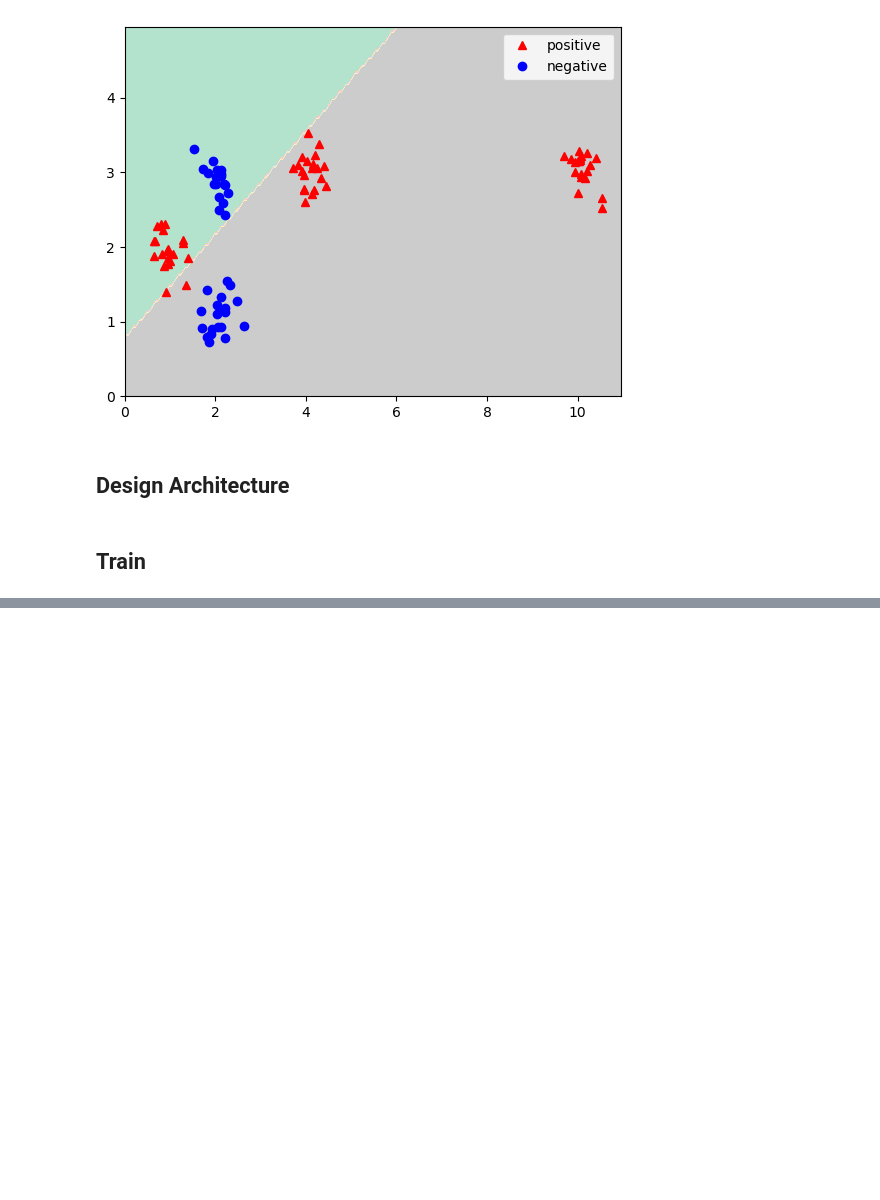
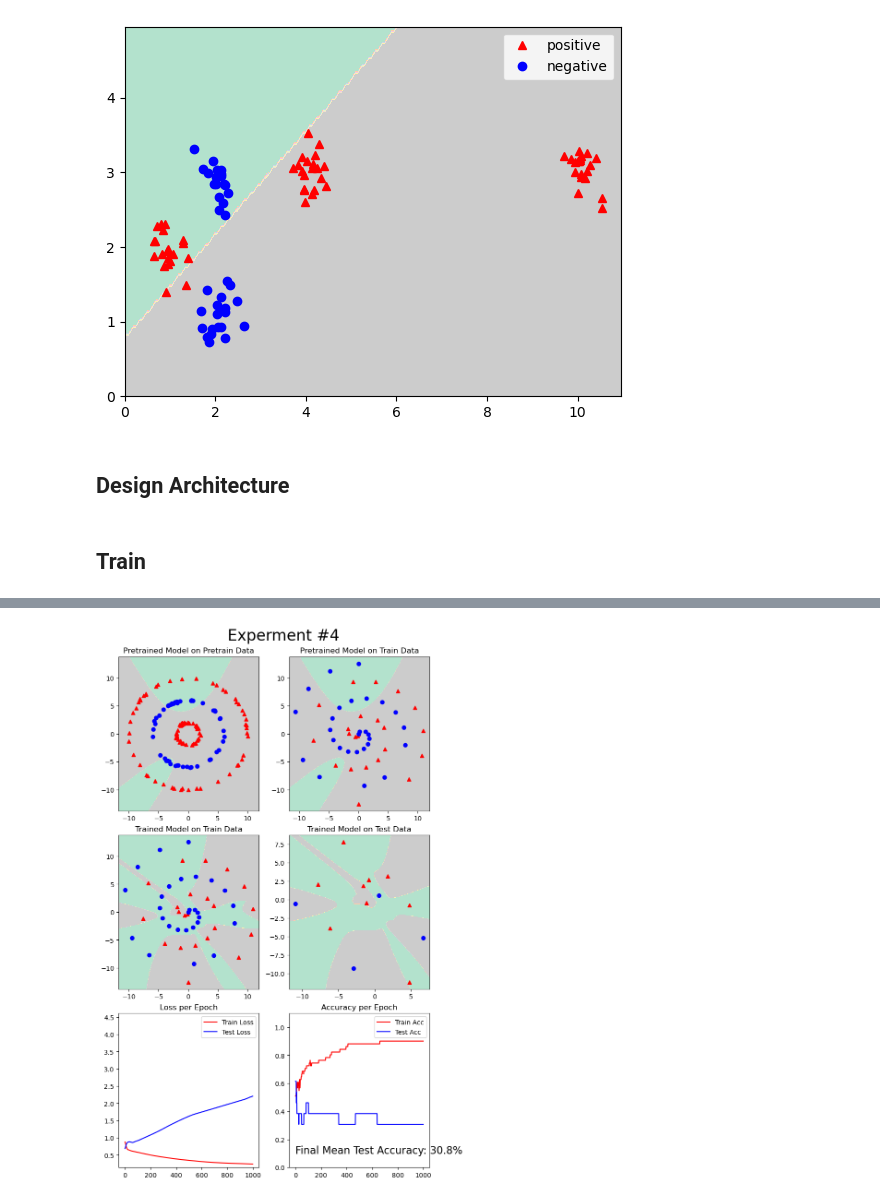
Before and after one commit to JackHanke/dlhw, a Jupyter notebook: hw1/hw1.ipynb, the cells around one changed output, grey strips where cells are left out. Saved outputs shown, nothing was run; the diff lists cells and outputs as text; code cells hidden in the pictures; blank space fills up the shorter version.

```diff
--- a/hw1/hw1.ipynb
+++ b/hw1/hw1.ipynb
@@ -763,0 +744,99 @@ run_experiment(**kwargs)
+# %%
+# # Example experiment; you should copy this cell several times,
+# #   edit the kwargs, and save the figure outputs to your notebook.
+# kwargs = {
+#     "title": "Baseline",
+#     "radii": (2, 6, 10),
+#     "examples_per_ring": 100,
+#     "layer_sizes": [100, 10],
+#     "activation": torch.tanh,
+#     "learning_rate": 0.001,
+#     "n_pretrain_epochs": 100,
+#     "n_train_epochs": 1000,
+# }
+
+
+# # Overfitting experiments
+
+# run_experiment(**kwargs)
+
+# kwargs = {
+#     "title": "Experiment #1",
+#     "radii": (2, 6, 10),
+#     "examples_per_ring": 100,
+#     "layer_sizes": [128, 64],
+#     "activation": torch.tanh,
+#     "learning_rate": 0.001,
+#     "n_pretrain_epochs": 100,
+#     "n_train_epochs": 1000,
+# }
+
+# run_experiment(**kwargs)
+
+# kwargs = {
+#     "title": "Experiment #2",
+#     "radii": (2, 6, 10),
+#     "examples_per_ring": 100,
+#     "layer_sizes": [100, 10],
+#     "activation": torch.relu,
+#     "learning_rate": 0.001,
+#     "n_pretrain_epochs": 100,
+#     "n_train_epochs": 1000,
+# }
+
+# run_experiment(**kwargs)
+
+# Pretrained experiments
+kwargs = {
+    "title": "Experment #4",
+    "radii": (2, 6, 10),
+    "examples_per_ring": 50,
+    "layer_sizes": [100, 10],
+    "activation": torch.tanh,
+    "learning_rate": 0.001,
+    "n_pretrain_epochs": 100,
+    "n_train_epochs": 1000,
+}
+
+run_experiment(**kwargs)
+
+kwargs = {
+    "title": "Experment #5",
+    "radii": (2, 6, 10),
+    "examples_per_ring": 200,
+    "layer_sizes": [100, 10],
+    "activation": torch.tanh,
+    "learning_rate": 0.001,
+    "n_pretrain_epochs": 100,
+    "n_train_epochs": 1000,
+}
+
+run_experiment(**kwargs)
+
+kwargs = {
+    "title": "Experment #6",
+    "radii": (2, 6, 10),
+    "examples_per_ring": 800,
+    "layer_sizes": [100, 10],
+    "activation": torch.tanh,
+    "learning_rate": 0.001,
+    "n_pretrain_epochs": 100,
+    "n_train_epochs": 1000,
+}
+
+run_experiment(**kwargs)
+
+kwargs = {
+    "title": "Experment #7",
+    "radii": (2, 6, 10),
+    "examples_per_ring": 800,
+    "layer_sizes": [100, 10],
+    "activation": torch.tanh,
+    "learning_rate": 0.001,
+    "n_pretrain_epochs": 1000,
+    "n_train_epochs": 100,
+}
+
+run_experiment(**kwargs)
+# %% [output]
+[figure, added]
```
Also changed, not shown: parts of 4 cells of this notebook.
